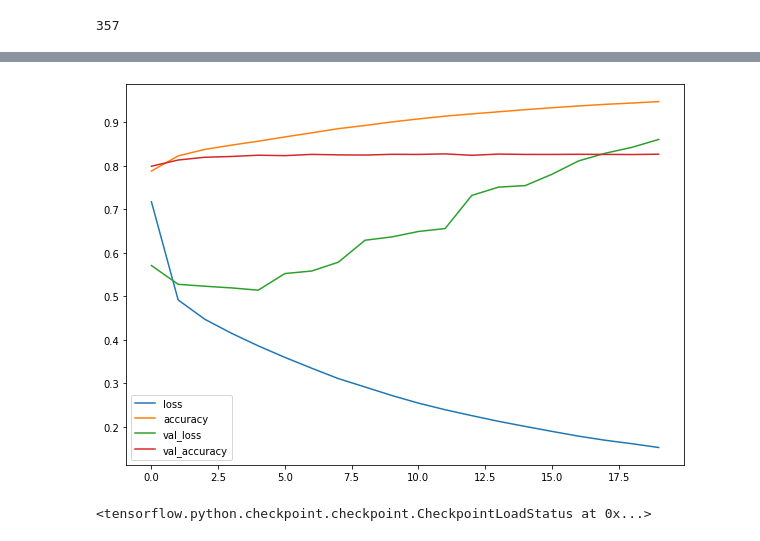
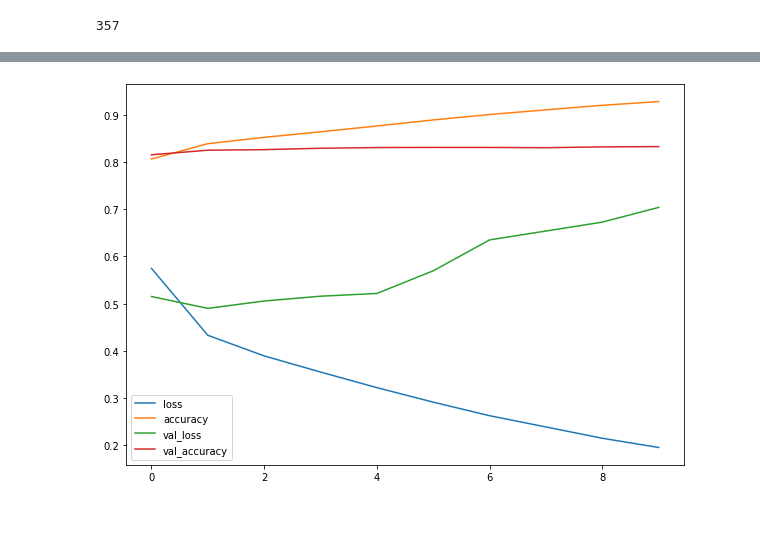
Before and after one commit to blazingbhavneek/ner_bert_lstm, a Jupyter notebook: NER_Bhavneek.ipynb, the cells around one changed output, grey strips where cells are left out. Cells and saved outputs as stored; diff of their text form; code cells hidden in the pictures.

```diff
--- a/NER_Bhavneek.ipynb
+++ b/NER_Bhavneek.ipynb
@@ -301,8 +321,8 @@ model = Sequential([
               trainable = True # We have a 357 random vectors in the matrix
              ),
 
-    Bidirectional(LSTM(units = 64, return_sequences = True)),
-    Bidirectional(LSTM(units = 16, return_sequences = True)),
+    Bidirectional(LSTM(units = 128, return_sequences = True)),
+    Bidirectional(LSTM(units = 128, return_sequences = True)),
     Dense(24, activation = 'softmax')
 ])
 
@@ -349,3 +352,3 @@ model_checkpoint_callback = tf.keras.callbacks.ModelCheckpoint(
 # %%
-history_1 = model.fit(Xtrain, Ytrain_cat, epochs = 20, validation_data=(Xtest,Ytest_cat), callbacks=[model_checkpoint_callback])
+history = model.fit(Xtrain, Ytrain_cat, epochs = 10, validation_data=(Xtest,Ytest_cat), callbacks=[model_checkpoint_callback])
 # %% [output]
@@ -369,10 +375,6 @@ Epoch 20/20
 # %%
-pd.DataFrame(history_1.history).plot(figsize=(10, 7));
+pd.DataFrame(history.history).plot(figsize=(10, 7));
 # %% [output]
-[figure, old version]
+[figure, new version]
-# %%
-model.load_weights("tmp/checkpoint/")
-# %% [output]
-<tensorflow.python.checkpoint.checkpoint.CheckpointLoadStatus at 0x...>
 # %%
 model.save("tmp/bhavneek_model.h5")
```
Also changed, not shown: parts of 54 cells of this notebook.
